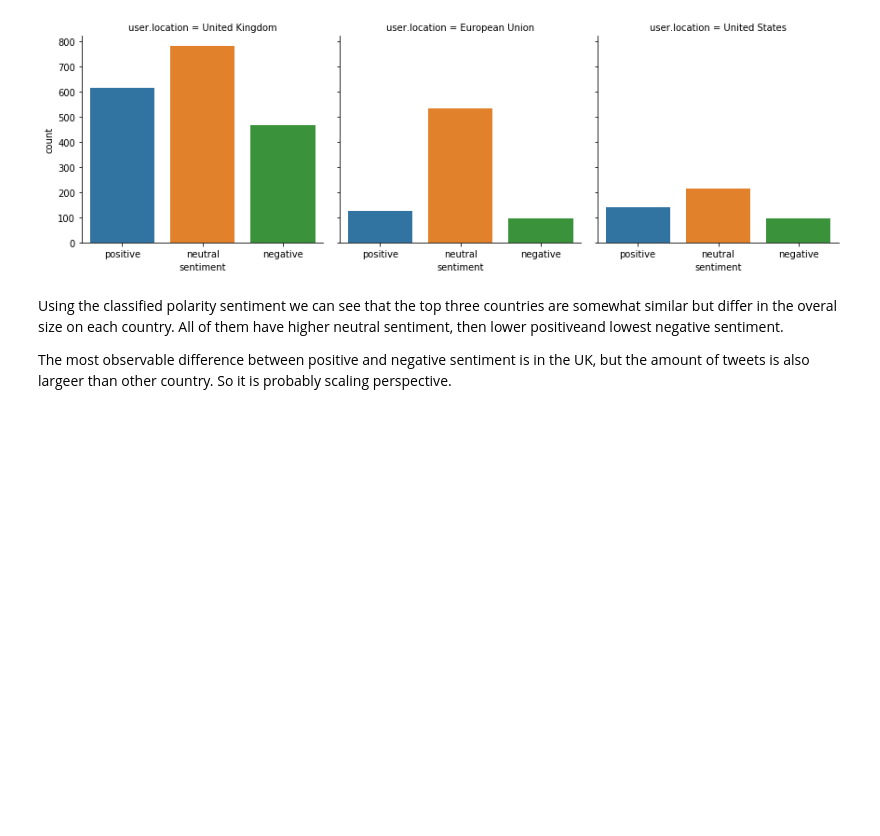
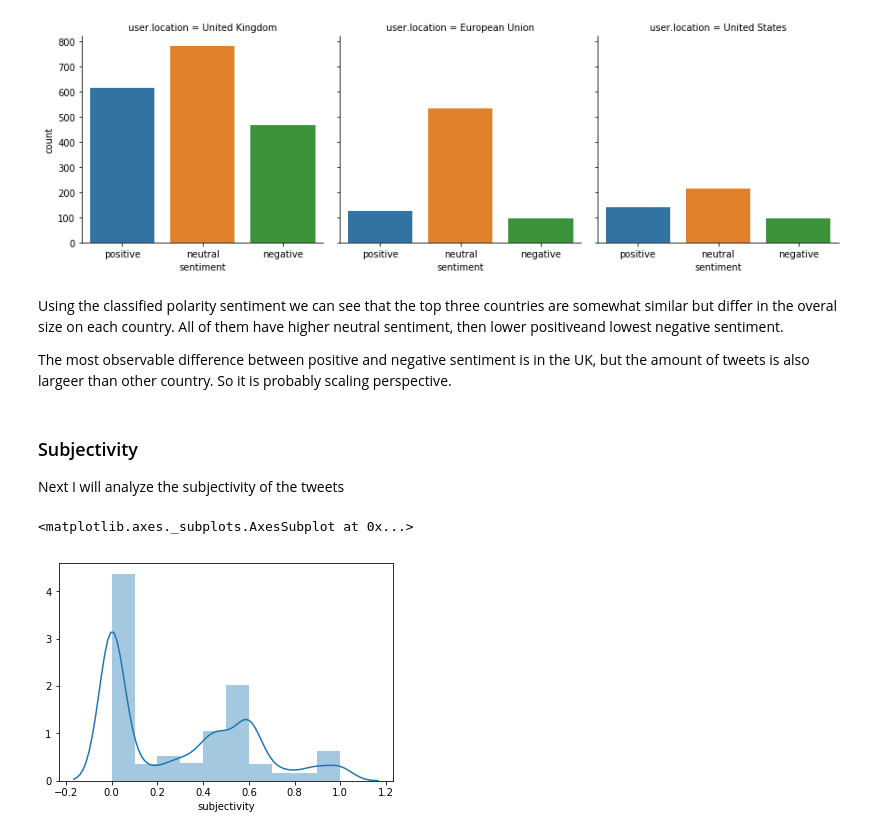
Before and after one commit to indralukmana/twitter-brexit, a Jupyter notebook: Indra/Brexit-Twitter-Indra_Lukmana.ipynb, the cells around one changed output. Drawn from its saved outputs; the diff is of its cells as text; code cells hidden in the pictures; blank space fills up the shorter version.

```diff
--- a/Indra/Brexit-Twitter-Indra_Lukmana.ipynb
+++ b/Indra/Brexit-Twitter-Indra_Lukmana.ipynb
@@ -607,3 +607,12 @@ sns.factorplot('sentiment',
 Using the classified polarity sentiment we can see that the top three countries are somewhat similar but differ in the overal size on each country. All of them have higher neutral sentiment, then lower positiveand lowest negative sentiment.
 
 The most observable difference between positive and negative sentiment is in the UK, but the amount of tweets is also largeer than other country. So it is probably scaling perspective.
+# %% [markdown]
+### Subjectivity
+
+Next I will analyze the subjectivity of the tweets
+# %%
+sns.distplot(df_tweets.subjectivity, bins=10)
+# %% [output]
+<matplotlib.axes._subplots.AxesSubplot at 0x...>
+[figure, added]
```
Also changed, not shown: parts of 7 cells of this notebook.
